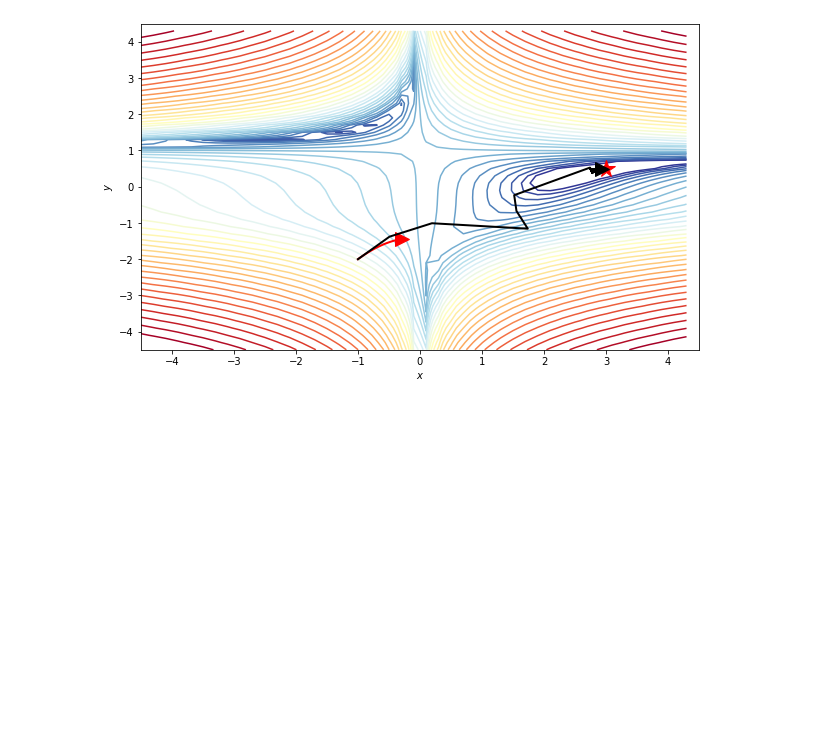
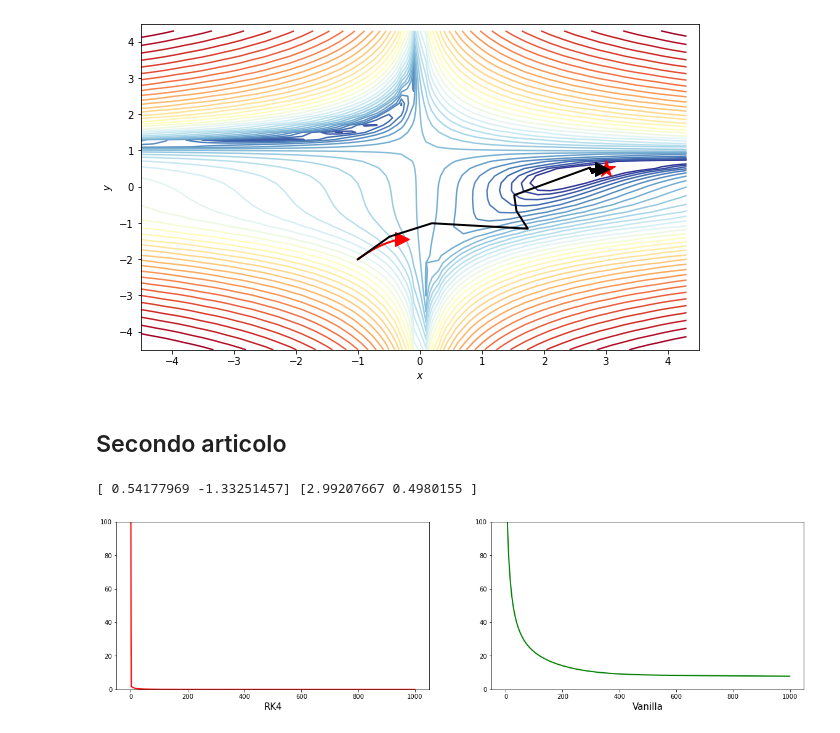
Before and after one commit to SimonePip/FDS, a Jupyter notebook: Final_project/FDS_Final_Project.ipynb, the cells around one changed output. Drawn from its saved outputs; the diff is of its cells as text; code cells hidden in the pictures; blank space fills up the shorter version.

```diff
--- a/Final_project/FDS_Final_Project.ipynb
+++ b/Final_project/FDS_Final_Project.ipynb
@@ -98,7 +98,7 @@ def beales_gradient(theta):
 
   return(grad)
 # %%
-def vanilla_descent(theta,loss,gradient,lr,beta):
+def vanilla_descent(theta,loss,gradient,lr,beta,n_iter=n_iter):
 
   grad=gradient(theta)
   theta=theta-lr*grad
@@ -162,12 +164,12 @@ def NAG(theta,loss,gradient,lr,beta):
 # %%
-def gradient_descent(theta, features, target, lr, num_steps,loss,GD_type,gradient_function,beta):
+def gradient_descent(theta, features, target, lr, num_steps,loss,GD_type,gradient_function,beta, n_iter):
 
     loss_history = np.zeros(num_steps)
     parameter_traj=np.zeros((num_steps,2))
     for step in range(num_steps):
         parameter_traj[step]=theta
         loss_history[step]=loss(theta,features,target)
-        theta=GD_type(theta,loss,gradient_function,lr,beta)
+        theta=GD_type(theta,loss,gradient_function,lr,beta,n_iter)
 
     return theta, loss_history, parameter_traj
 # %%
@@ -210,3 +212,5 @@ overlay_trajectory(ax1,descent_trajectory_RK, 'RK','k')
 plt.show()
 # %% [output]
 [figure]
+# %% [markdown]
+## Secondo articolo
@@ -212,0 +237,33 @@ plt.show()
+# %%
+# Initialize theta0
+#inizializzazioni da dove convergiamo meglio
+#[-1,-1],[3,-3],[3,3],[-1,-4]
+
+
+theta0 = np.array([-1,-2])
+
+# Run Gradient Ascent method
+n_iter=1000
+theta_final_vanilla, log_l_history_vanilla,descent_trajectory_vanilla = gradient_descent(theta0,features=theta0,target=theta0,lr=0.0001,
+                                                        num_steps=n_iter,loss=beales_function,
+                                                        GD_type=vanilla_descent,gradient_function=beales_gradient,
+                                                        beta=0.01,n_iter=n_iter)
+
+theta_final_RK, log_l_history_RK,descent_trajectory_RK = gradient_descent(theta0,features=theta0,target=theta0,lr=c,
+                                                   num_steps=n_iter,loss=beales_function,
+                                                   GD_type=RK4,gradient_function=beales_gradient,
+                                                   beta=0.01,n_iter=n_iter)
+print(theta_final_vanilla,theta_final_RK)
+# %% [output]
+[ 0.54177969 -1.33251457] [2.99207667 0.4980155 ]
+# %%
+fig, (ax1, ax2,) = plt.subplots(1, 2,figsize=(20,5))
+ax1.plot(log_l_history_RK,color="red",linewidth=2)
+ax1.set_xlabel("RK4",fontsize=15)
+ax1.set_ylim([0, 100])
+ax2.plot(log_l_history_vanilla,color="green",linewidth=2)
+ax2.set_xlabel("Vanilla",fontsize=15)
+ax2.set_ylim([0, 100])
+plt.show()
+# %% [output]
+[figure, added]
```
Also changed, not shown: parts of 5 cells of this notebook.
